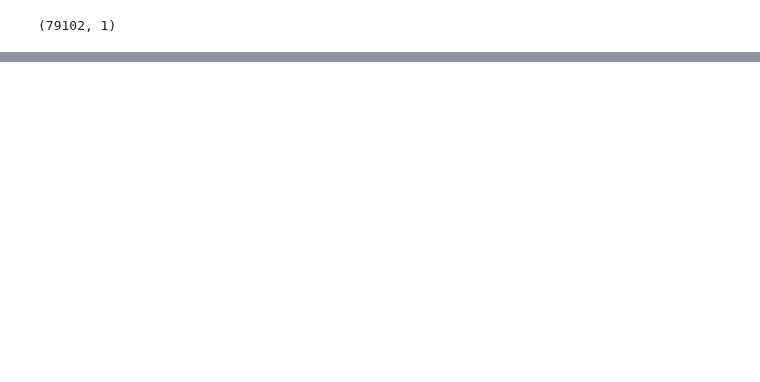
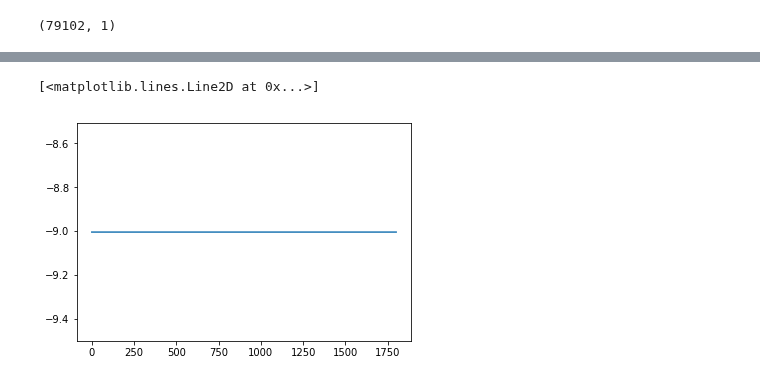
Before and after one commit to btannenw/CMS_machineLearning, a Jupyter notebook: leptonIdentificationNN/4_2_1_Network.ipynb, the cells around one changed output, grey strips where cells are left out. Saved outputs shown, nothing was run; the diff lists cells and outputs as text; code cells hidden in the pictures; blank space fills up the shorter version.

```diff
--- a/leptonIdentificationNN/4_2_1_Network.ipynb
+++ b/leptonIdentificationNN/4_2_1_Network.ipynb
@@ -319,3 +362,8 @@ bias 2 [[-73.52942226]]
+# %%
+plt.plot(b1s, label="b1s")
+# %% [output]
+[<matplotlib.lines.Line2D at 0x...>]
+[figure, added]
 # %%
 plt.plot(w00, label="W00")
 plt.legend()
```
Also changed, not shown: parts of 14 cells of this notebook.
